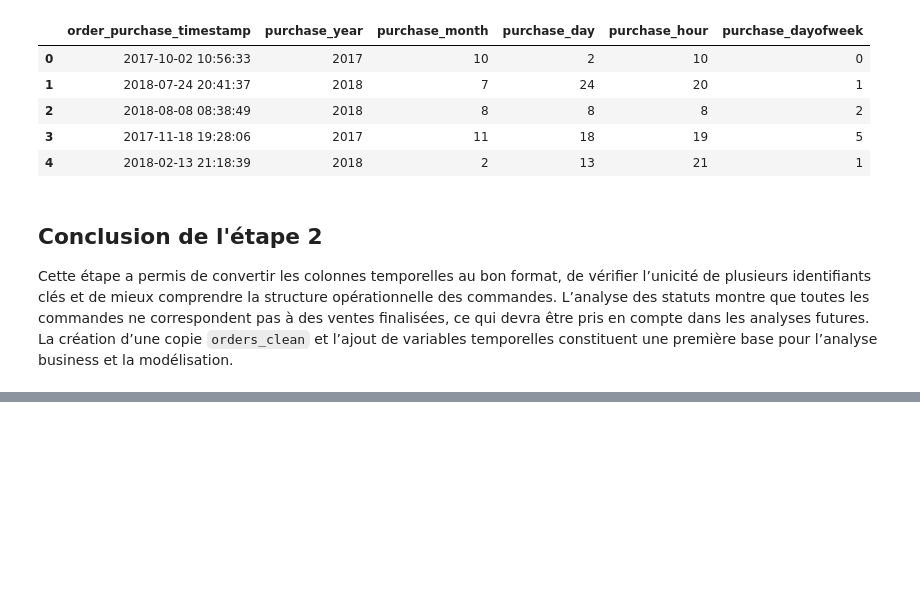
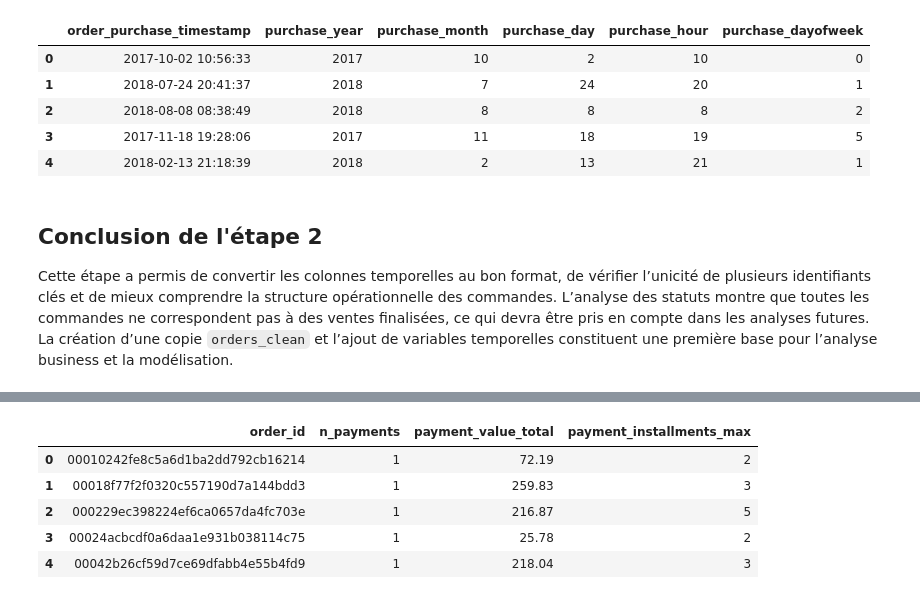
Before and after one commit to paulbelleguic/ecommerce-sales-analytics, a Jupyter notebook: notebooks/01_data_audit.ipynb, the cells around one changed output, grey strips where cells are left out. Drawn from its saved outputs; the diff is of its cells as text; code cells hidden in the pictures; blank space fills up the shorter version.

```diff
--- a/notebooks/01_data_audit.ipynb
+++ b/notebooks/01_data_audit.ipynb
@@ -308,0 +332,19 @@ Cette étape a permis de convertir les colonnes temporelles au bon format, de v
+# %%
+payments_agg = (
+    dfs["payments"]
+    .groupby("order_id", as_index=False)
+    .agg(
+        n_payments=("payment_sequential", "count"),
+        payment_value_total=("payment_value", "sum"),
+        payment_installments_max=("payment_installments", "max"),
+    )
+)
+
+payments_agg.head()
+# %% [output]
+|  | order_id | n_payments | payment_value_total | payment_installments_max |
+| 0 | 00010242fe8c5a6d1ba2dd792cb16214 | 1 | 72.19 | 2 |
+| 1 | 00018f77f2f0320c557190d7a144bdd3 | 1 | 259.83 | 3 |
+| 2 | 000229ec398224ef6ca0657da4fc703e | 1 | 216.87 | 5 |
+| 3 | 00024acbcdf0a6daa1e931b038114c75 | 1 | 25.78 | 2 |
+| 4 | 00042b26cf59d7ce69dfabb4e55b4fd9 | 1 | 218.04 | 3 |
```
Also changed, not shown: parts of 9 cells of this notebook, 1 other file.
